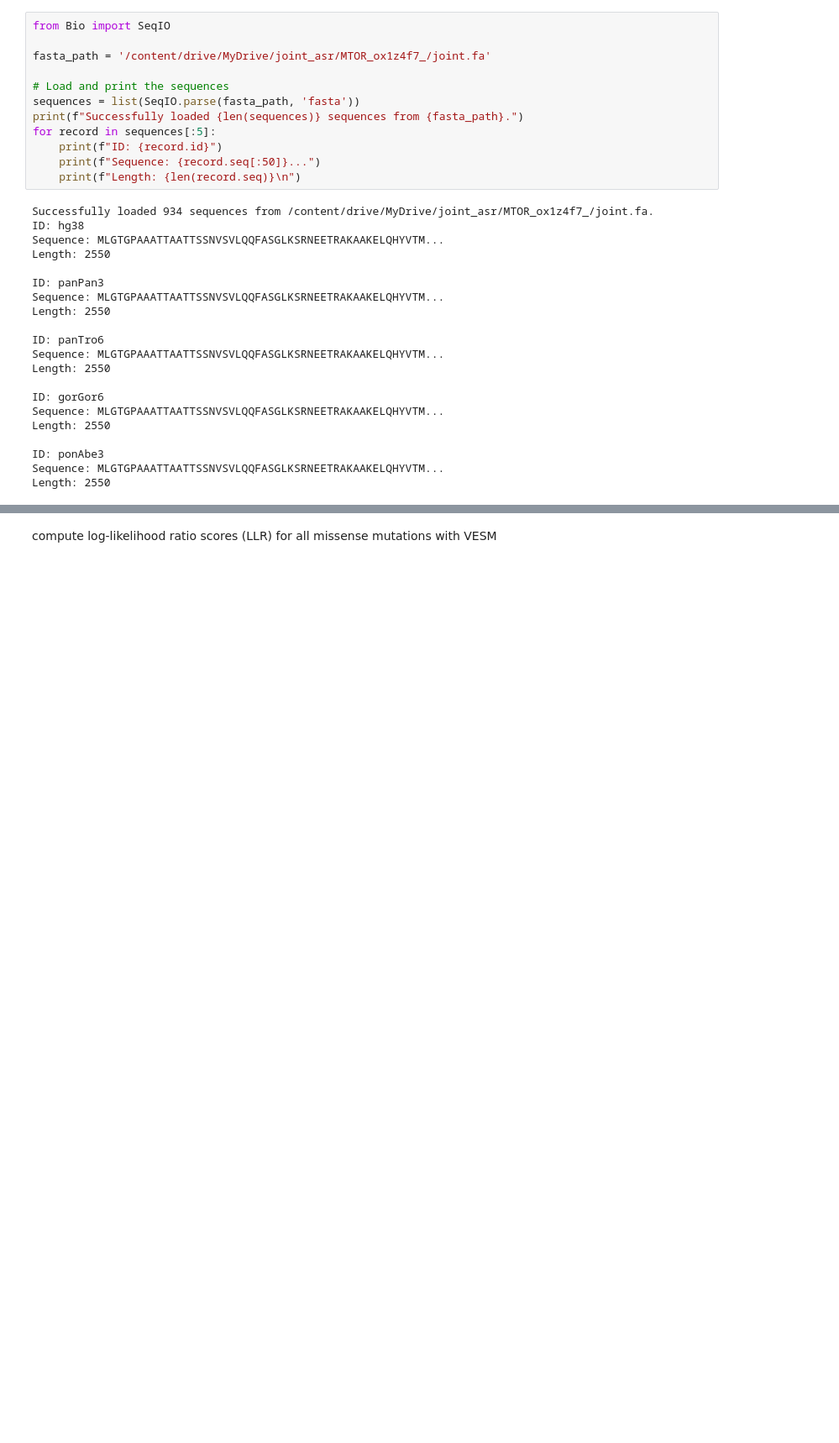
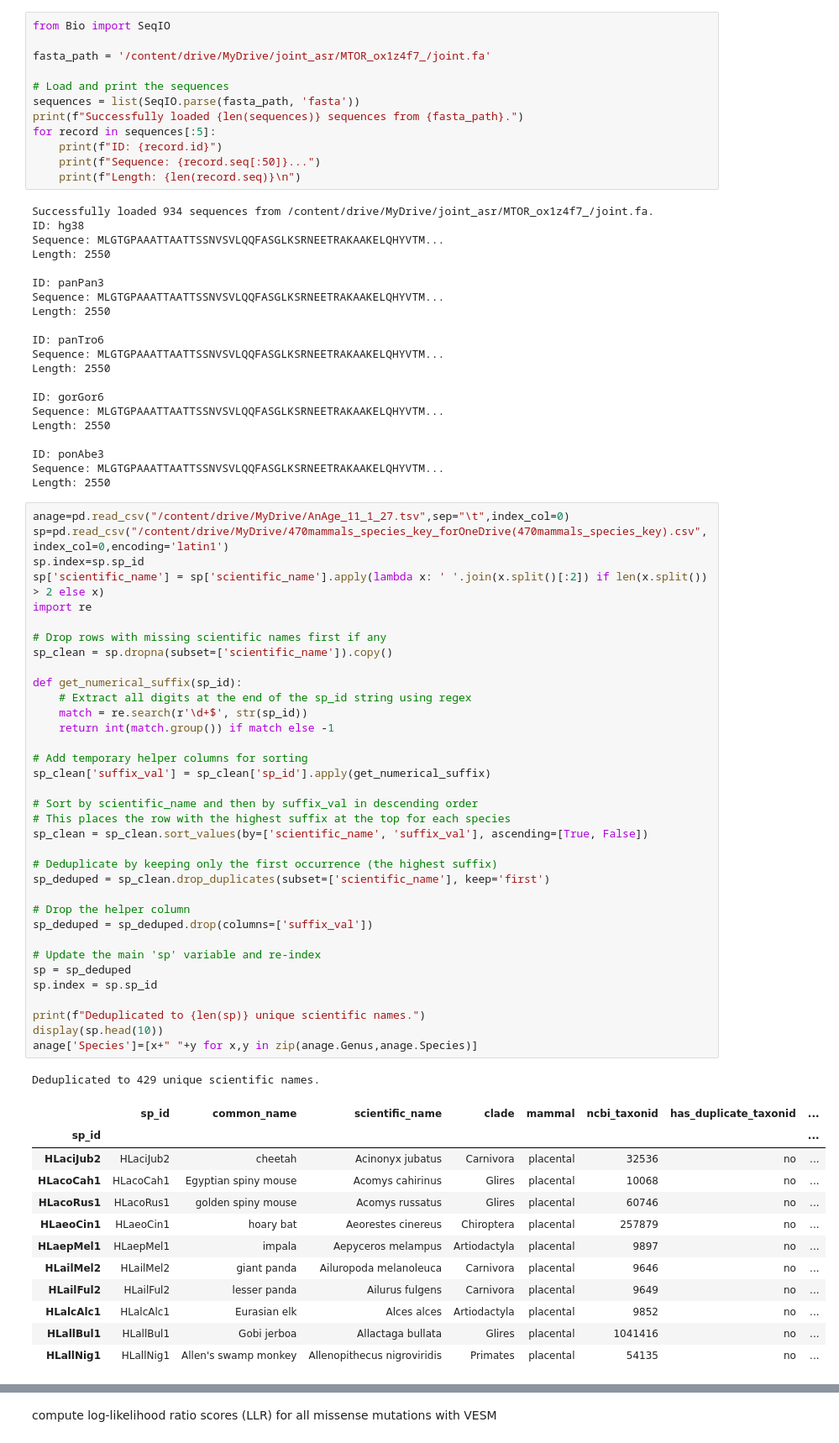
Before and after one commit to rishabhrajkapoor/bcopro_work, a Jupyter notebook: notebooks/VESM_Getting_Started.ipynb, the cells around one changed output, grey strips where cells are left out. Shown at 84% size. Drawn from its saved outputs; the diff is of its cells as text; blank space fills up the shorter version.

```diff
--- a/notebooks/VESM_Getting_Started.ipynb
+++ b/notebooks/VESM_Getting_Started.ipynb
@@ -170,4 +221,53 @@ Length: 2550
 ID: ponAbe3
 Sequence: MLGTGPAAATTAATTSSNVSVLQQFASGLKSRNEETRAKAAKELQHYVTM...
 Length: 2550
+# %%
+anage=pd.read_csv("/content/drive/MyDrive/AnAge_11_1_27.tsv",sep="\t",index_col=0)
+sp=pd.read_csv("/content/drive/MyDrive/470mammals_species_key_forOneDrive(470mammals_species_key).csv",index_col=0,encoding='latin1')
+sp.index=sp.sp_id
+sp['scientific_name'] = sp['scientific_name'].apply(lambda x: ' '.join(x.split()[:2]) if len(x.split()) > 2 else x)
+import re
+
+# Drop rows with missing scientific names first if any
+sp_clean = sp.dropna(subset=['scientific_name']).copy()
+
+def get_numerical_suffix(sp_id):
+    # Extract all digits at the end of the sp_id string using regex
+    match = re.search(r'\d+$', str(sp_id))
+    return int(match.group()) if match else -1
+
+# Add temporary helper columns for sorting
+sp_clean['suffix_val'] = sp_clean['sp_id'].apply(get_numerical_suffix)
+
+# Sort by scientific_name and then by suffix_val in descending order
+# This places the row with the highest suffix at the top for each species
+sp_clean = sp_clean.sort_values(by=['scientific_name', 'suffix_val'], ascending=[True, False])
+
+# Deduplicate by keeping only the first occurrence (the highest suffix)
+sp_deduped = sp_clean.drop_duplicates(subset=['scientific_name'], keep='first')
+
+# Drop the helper column
+sp_deduped = sp_deduped.drop(columns=['suffix_val'])
+
+# Update the main 'sp' variable and re-index
+sp = sp_deduped
+sp.index = sp.sp_id
+
+print(f"Deduplicated to {len(sp)} unique scientific names.")
+display(sp.head(10))
+anage['Species']=[x+" "+y for x,y in zip(anage.Genus,anage.Species)]
+# %% [output]
+Deduplicated to 429 unique scientific names.
+|  | sp_id | common_name | scientific_name | clade | mammal | ncbi_taxonid | has_duplicate_taxonid | ... |
+| sp_id |  |  |  |  |  |  |  | ... |
+| HLaciJub2 | HLaciJub2 | cheetah | Acinonyx jubatus | Carnivora | placental | 32536 | no | ... |
+| HLacoCah1 | HLacoCah1 | Egyptian spiny mouse | Acomys cahirinus | Glires | placental | 10068 | no | ... |
+| HLacoRus1 | HLacoRus1 | golden spiny mouse | Acomys russatus | Glires | placental | 60746 | no | ... |
+| HLaeoCin1 | HLaeoCin1 | hoary bat | Aeorestes cinereus | Chiroptera | placental | 257879 | no | ... |
+| HLaepMel1 | HLaepMel1 | impala | Aepyceros melampus | Artiodactyla | placental | 9897 | no | ... |
+| HLailMel2 | HLailMel2 | giant panda | Ailuropoda melanoleuca | Carnivora | placental | 9646 | no | ... |
+| HLailFul2 | HLailFul2 | lesser panda | Ailurus fulgens | Carnivora | placental | 9649 | no | ... |
+| HLalcAlc1 | HLalcAlc1 | Eurasian elk | Alces alces | Artiodactyla | placental | 9852 | no | ... |
+| HLallBul1 | HLallBul1 | Gobi jerboa | Allactaga bullata | Glires | placental | 1041416 | no | ... |
+| HLallNig1 | HLallNig1 | Allen's swamp monkey | Allenopithecus nigroviridis | Primates | placental | 54135 | no | ... |
 # %%
```
Also changed, not shown: parts of 22 cells of this notebook.
